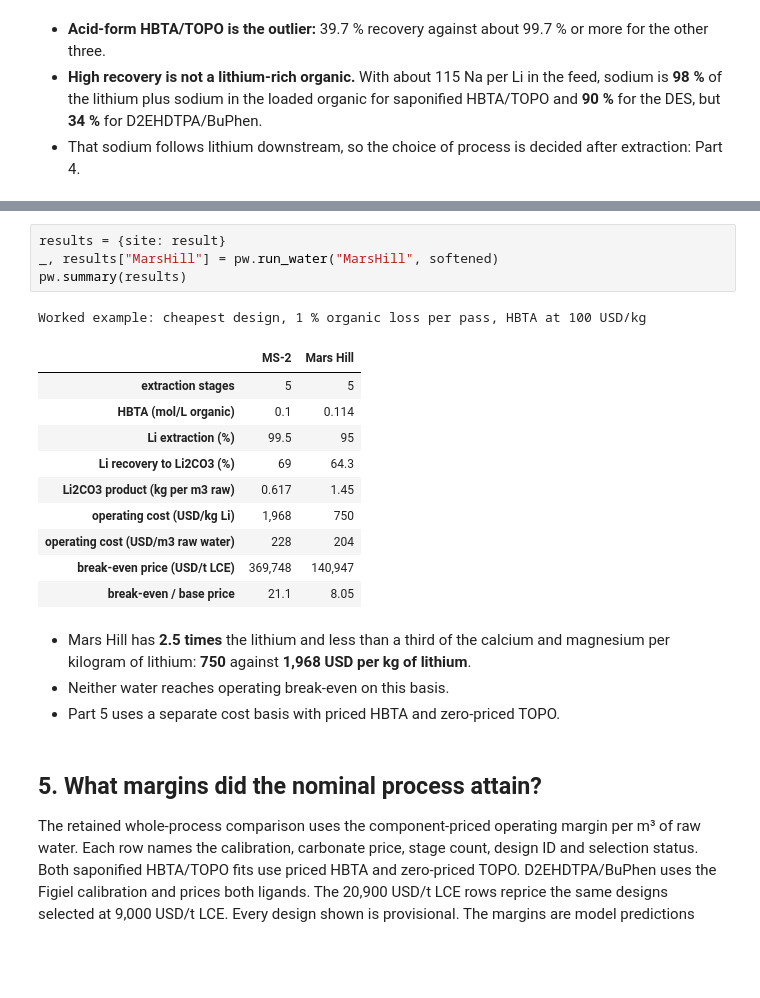
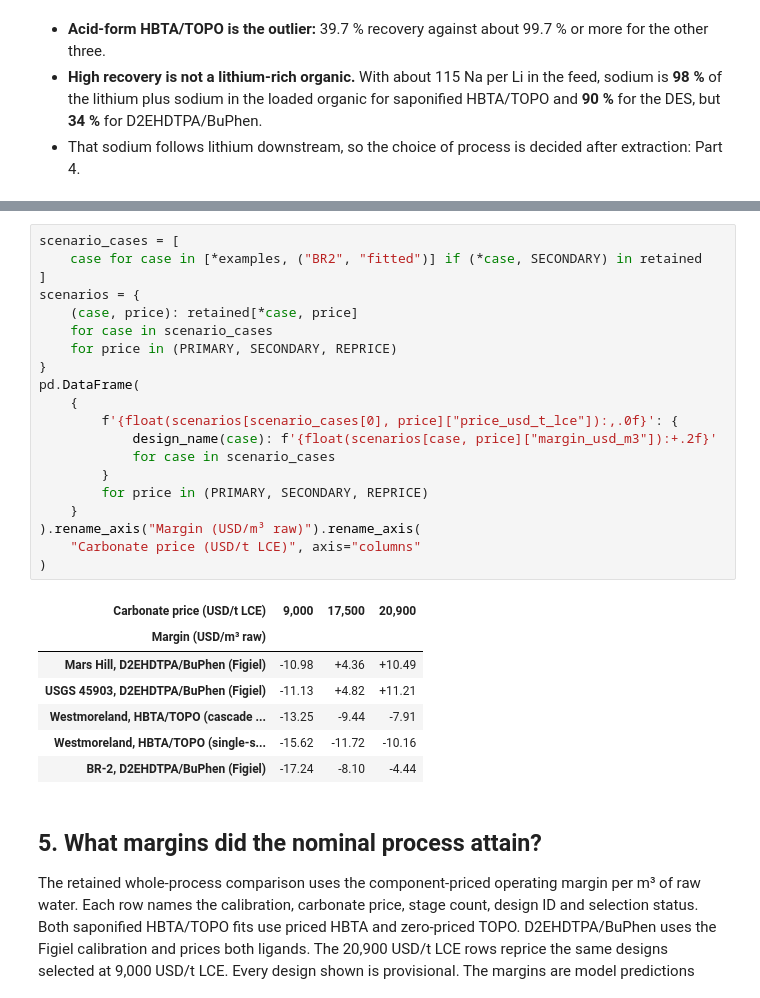
Before and after one commit to tannerpolley/prommis, a Jupyter notebook: docs/tutorials/lithium_produced_water_solvent_extraction.ipynb, the cells around one changed output, grey strips where cells are left out. Drawn from its saved outputs; the diff is of its cells as text; blank space fills up the shorter version.

```diff
--- a/docs/tutorials/lithium_produced_water_solvent_extraction.ipynb
+++ b/docs/tutorials/lithium_produced_water_solvent_extraction.ipynb
@@ -518,24 +508,31 @@ softened water's lithium taken up; *recovery* the share of the raw water's lithi
 # %%
-results = {site: result}
-_, results["MarsHill"] = pw.run_water("MarsHill", softened)
-pw.summary(results)
+scenario_cases = [
+    case for case in [*examples, ("BR2", "fitted")] if (*case, SECONDARY) in retained
+]
+scenarios = {
+    (case, price): retained[*case, price]
+    for case in scenario_cases
+    for price in (PRIMARY, SECONDARY, REPRICE)
+}
+pd.DataFrame(
+    {
+        f'{float(scenarios[scenario_cases[0], price]["price_usd_t_lce"]):,.0f}': {
+            design_name(case): f'{float(scenarios[case, price]["margin_usd_m3"]):+.2f}'
+            for case in scenario_cases
+        }
+        for price in (PRIMARY, SECONDARY, REPRICE)
+    }
+).rename_axis("Margin (USD/m³ raw)").rename_axis(
+    "Carbonate price (USD/t LCE)", axis="columns"
+)
 # %% [output]
-Worked example: cheapest design, 1 % organic loss per pass, HBTA at 100 USD/kg
-|  | MS-2 | Mars Hill |
-| extraction stages | 5 | 5 |
-| HBTA (mol/L organic) | 0.1 | 0.114 |
-| Li extraction (%) | 99.5 | 95 |
-| Li recovery to Li2CO3 (%) | 69 | 64.3 |
-| Li2CO3 product (kg per m3 raw) | 0.617 | 1.45 |
-| operating cost (USD/kg Li) | 1,968 | 750 |
-| operating cost (USD/m3 raw water) | 228 | 204 |
-| break-even price (USD/t LCE) | 369,748 | 140,947 |
-| break-even / base price | 21.1 | 8.05 |
+| Carbonate price (USD/t LCE) | 9,000 | 17,500 | 20,900 |
+| Margin (USD/m³ raw) |  |  |  |
+| Mars Hill, D2EHDTPA/BuPhen (Figiel) | -10.98 | +4.36 | +10.49 |
+| USGS 45903, D2EHDTPA/BuPhen (Figiel) | -11.13 | +4.82 | +11.21 |
+| Westmoreland, HBTA/TOPO (cascade ... | -13.25 | -9.44 | -7.91 |
+| Westmoreland, HBTA/TOPO (single-s... | -15.62 | -11.72 | -10.16 |
+| BR-2, D2EHDTPA/BuPhen (Figiel) | -17.24 | -8.10 | -4.44 |
-# %% [markdown]
-- Mars Hill has **2.5 times** the lithium and less than a third of the calcium and magnesium per kilogram of lithium:
-  **750** against **1,968 USD per kg of lithium**.
-- Neither water reaches operating break-even on this basis.
-- Part 5 uses a separate cost basis with priced HBTA and zero-priced TOPO.
 # %% [markdown]
 ## 5. What margins did the nominal process attain?
 
```
Also changed, not shown: parts of 47 cells of this notebook.
